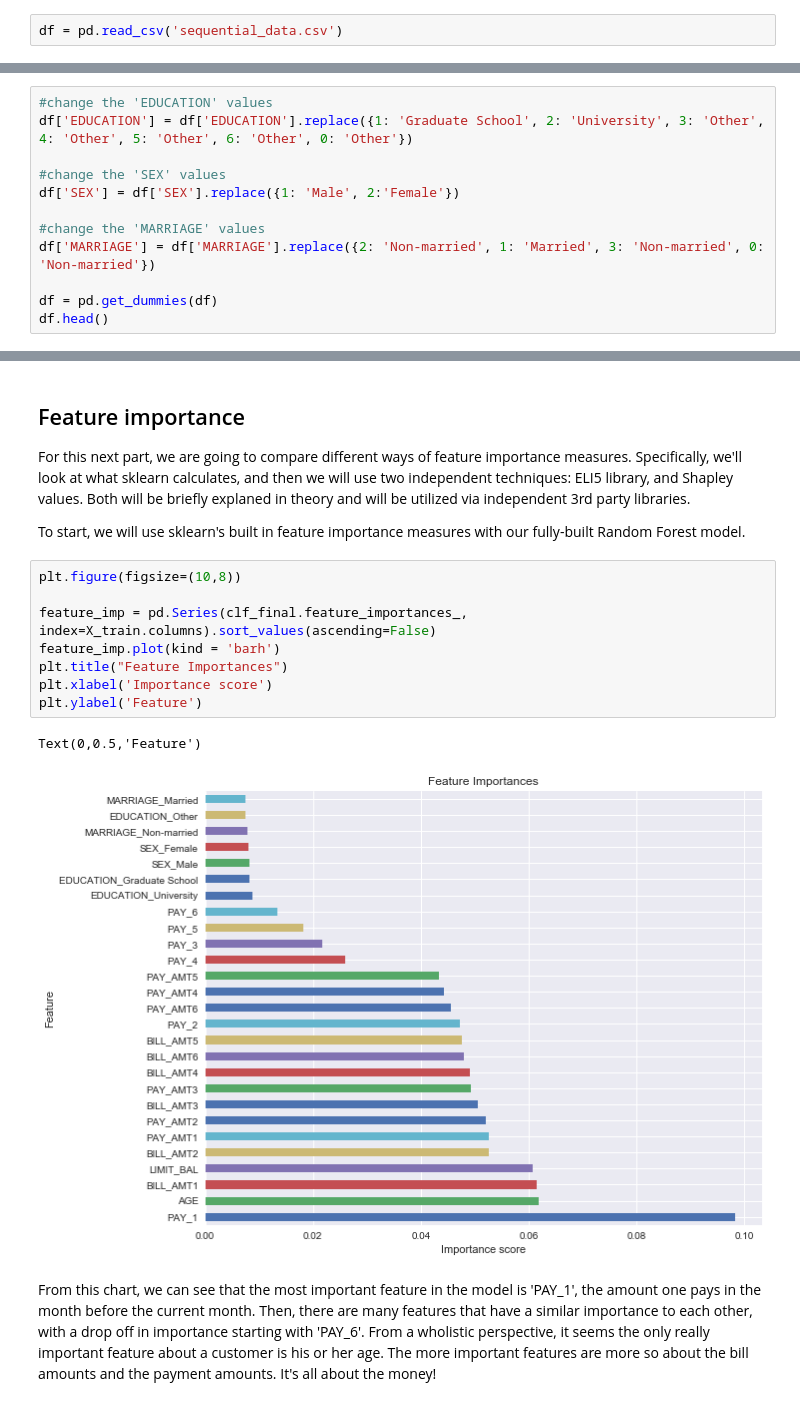
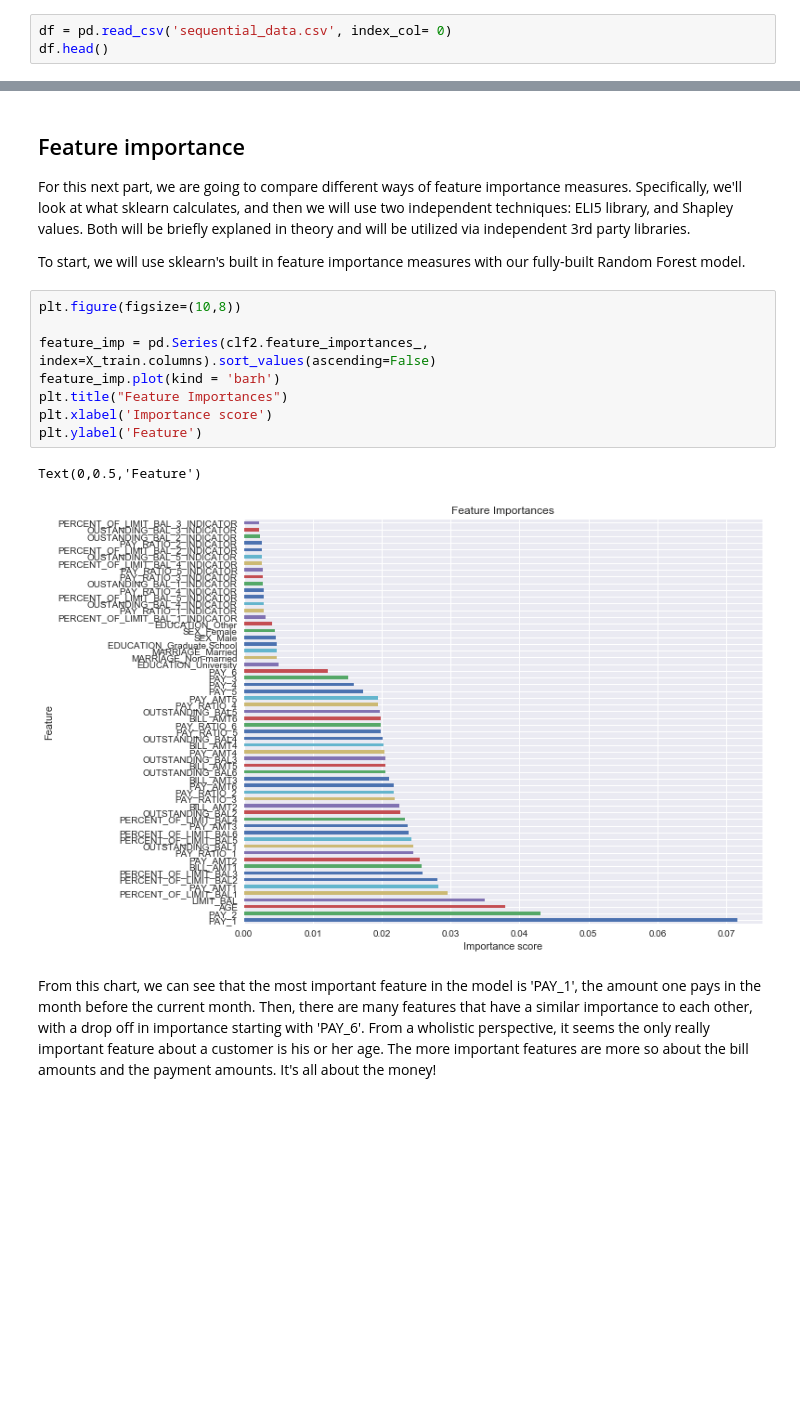
Before and after one commit to BA545-SP2019/2019-competition2-3-musketeers, a Jupyter notebook: Kevin/sequential_data_importance.ipynb, the cells around one changed output, grey strips where cells are left out. Saved outputs shown, nothing was run; the diff lists cells and outputs as text; blank space fills up the shorter version.

```diff
--- a/Kevin/sequential_data_importance.ipynb
+++ b/Kevin/sequential_data_importance.ipynb
@@ -14,3 +14,4 @@ from Modules import read_data
 # %%
-df = pd.read_csv('sequential_data.csv')
+df = pd.read_csv('sequential_data.csv', index_col= 0)
+df.head()
 # %% [output]
@@ -18,12 +24,0 @@ AttributeError: 'DataFrame' object has no attribute 'Y'
-# %%
-#change the 'EDUCATION' values
-df['EDUCATION'] = df['EDUCATION'].replace({1: 'Graduate School', 2: 'University', 3: 'Other', 4: 'Other', 5: 'Other', 6: 'Other', 0: 'Other'})
-
-#change the 'SEX' values
-df['SEX'] = df['SEX'].replace({1: 'Male', 2:'Female'})
-
-#change the 'MARRIAGE' values
-df['MARRIAGE'] = df['MARRIAGE'].replace({2: 'Non-married', 1: 'Married', 3: 'Non-married', 0: 'Non-married'})
-
-df = pd.get_dummies(df)
-df.head()
@@ -203,14 +194,14 @@ To start, we will use sklearn's built in feature importance measures with our fu
 # %%
 plt.figure(figsize=(10,8))
 
-feature_imp = pd.Series(clf_final.feature_importances_, index=X_train.columns).sort_values(ascending=False)
+feature_imp = pd.Series(clf2.feature_importances_, index=X_train.columns).sort_values(ascending=False)
 feature_imp.plot(kind = 'barh')
 plt.title("Feature Importances")
 plt.xlabel('Importance score')
 plt.ylabel('Feature')
 # %% [output]
 Text(0,0.5,'Feature')
-[figure, old version]
+[figure, new version]
 # %% [markdown]
 From this chart, we can see that the most important feature in the model is 'PAY_1', the amount one pays in the month before the current month. Then, there are many features that have a similar importance to each other, with a drop off in importance starting with 'PAY_6'. From a wholistic perspective, it seems the only really important feature about a customer is his or her age. The more important features are more so about the bill amounts and the payment amounts. It's all about the money!
 # %% [markdown]
```
Also changed, not shown: parts of 8 cells of this notebook, 2 other files.
